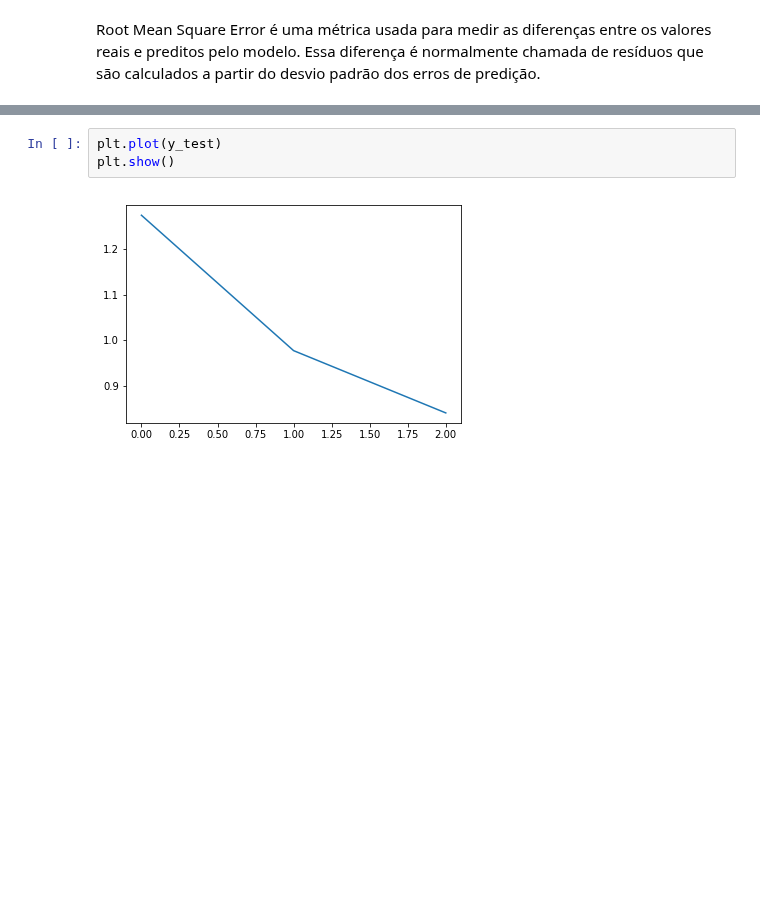
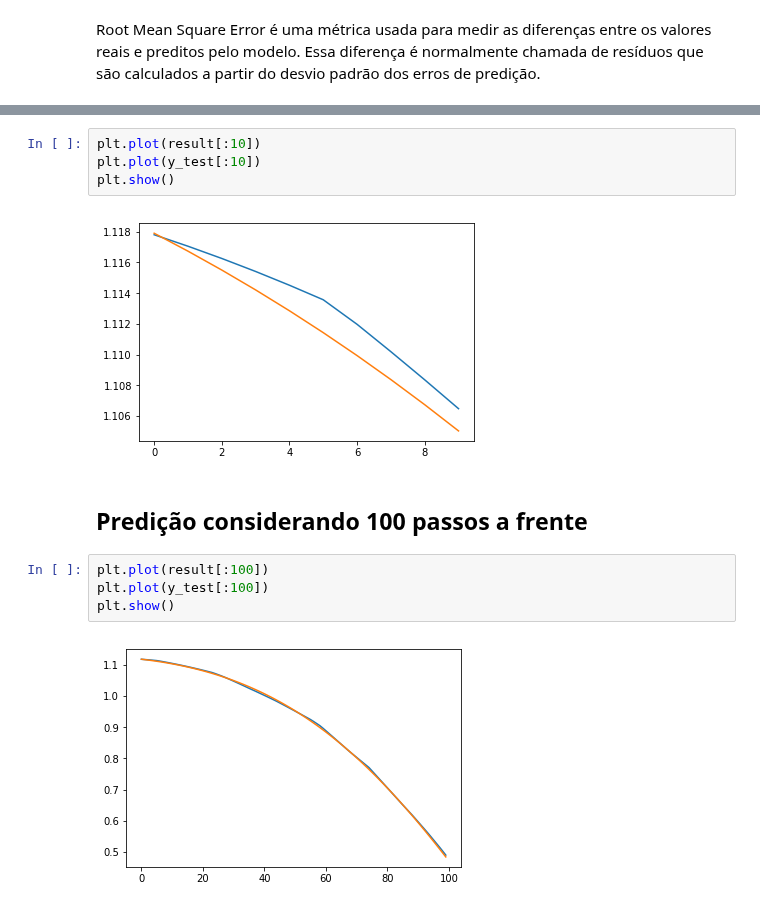
Before and after one commit to vagneroliveirars/data-science-e-big-data-uniritter, a Jupyter notebook: machine-learning-II/trabalho1/Problema de Regressao.ipynb, the cells around one changed output, grey strips where cells are left out. Drawn from its saved outputs; the diff is of its cells as text; blank space fills up the shorter version.

```diff
--- a/machine-learning-II/trabalho1/Problema de Regressao.ipynb
+++ b/machine-learning-II/trabalho1/Problema de Regressao.ipynb
@@ -105,5 +87,14 @@ plt.show()
 # %%
-plt.plot(y_test)
+plt.plot(result[:10])
+plt.plot(y_test[:10])
 plt.show()
 # %% [output]
-[figure, old version]
+[figure, new version]
+# %% [markdown]
+<h2>Predição considerando 100 passos a frente</h2>
+# %%
+plt.plot(result[:100])
+plt.plot(y_test[:100])
+plt.show()
+# %% [output]
+[figure, added]
```
Also changed, not shown: parts of 20 cells of this notebook.
